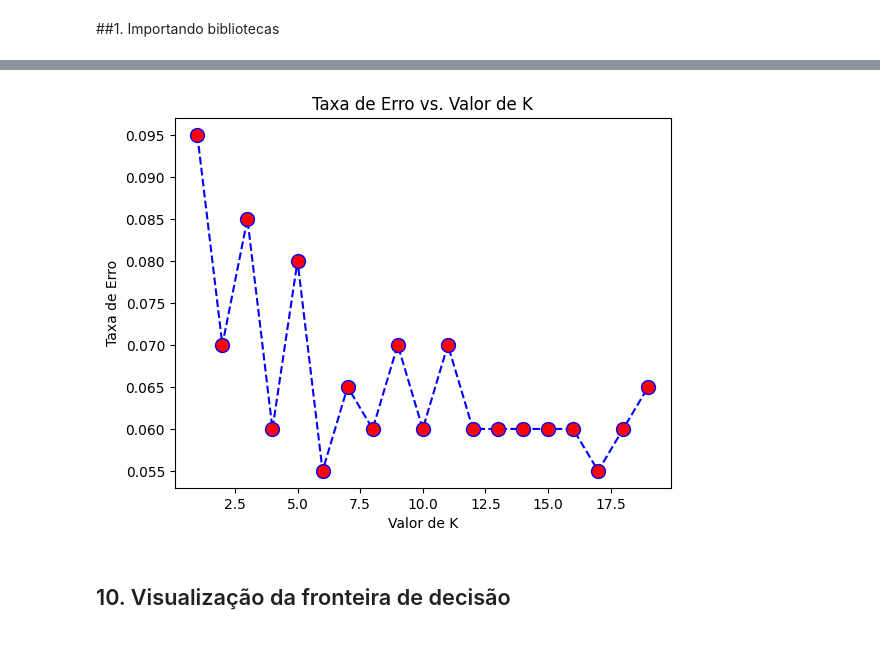
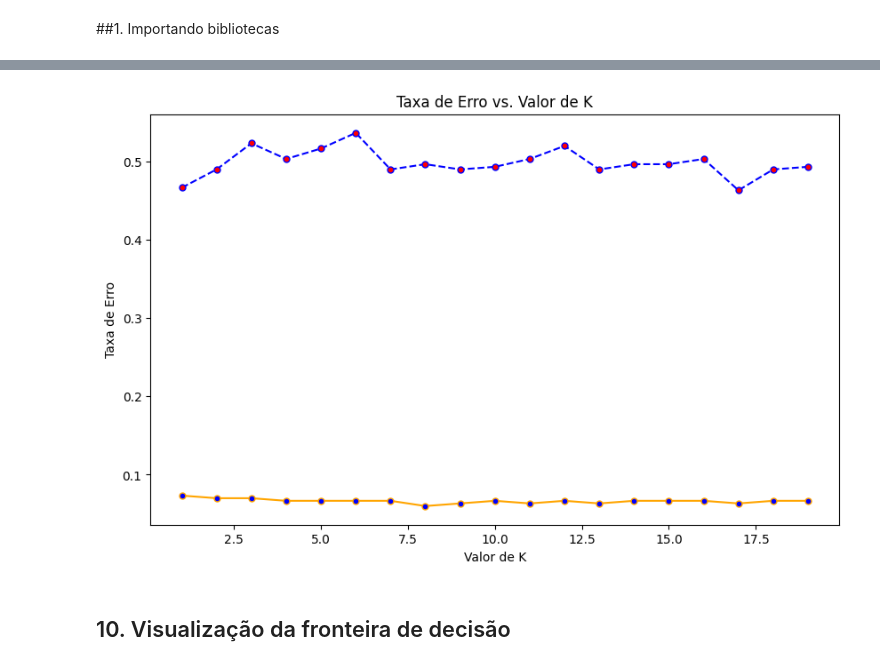
Before and after one commit to AlanFirmino2024/Introducao_a_ciencia_de_dados, a Jupyter notebook: 07_classificação_binária.ipynb, the cells around one changed output, grey strips where cells are left out. Drawn from its saved outputs; the diff is of its cells as text; code cells hidden in the pictures.

```diff
--- a/07_classificação_binária.ipynb
+++ b/07_classificação_binária.ipynb
@@ -78 +93,16 @@ y_pred = model.predict(X_test)
+# %%
+# Criando o classificador kNN
+knn_original = KNeighborsClassifier(n_neighbors=5)
+# Treinando o modelo com os dados originais
+knn_original.fit(X_train, y_train)
+
+# Criando o classificador kNN
+knn_scaled = KNeighborsClassifier(n_neighbors=5)
+# Treinando o modelo com os dados padronizados
+knn_scaled.fit(X_train_scaled, y_train_scaled)
+
+# Predição do modelo usando dados de teste originais
+y_pred_original = knn_original.predict(X_test)
+# Predição do modelo usando dados de teste padronizados
+y_pred_scaled = knn_scaled.predict(X_test_scaled)
 # %% [markdown]
@@ -135,31 +202,41 @@ plt.show()
 # %%
-#Inicializa uma lista para armazenar a taxa de erro para cada valor de k.
-error_rate = []
+#Inicializa duas listas para armazenar a taxa de erro para cada valor de k.
+error_original = []
+error_scaled = []
 #Inicia um loop para iterar sobre diferentes valores de k (1 a 19).
 for i in range(1, 20):
     #Cria um modelo kNN com o valor de k=i.
-    model = KNeighborsClassifier(n_neighbors=i)
-    #Treina o modelo com conjunto de treino.
-    model.fit(X_train, y_train)
-    #Faz previsões no conjunto de teste.
-    pred_i = model.predict(X_test)
+    knn = KNeighborsClassifier(n_neighbors=i)
+    #Treina o modelo com conjunto de treino de dados originais.
+    knn.fit(X_train, y_train)
+    #Faz previsões no conjunto de teste de dados originais.
+    pred_i = knn.predict(X_test)
     #Calcula a taxa de erro (proporção de previsões incorretas) e adiciona à lista.
-    error_rate.append(np.mean(pred_i != y_test))
+    error_original.append(np.mean(pred_i != y_test))
+
+    #Treina o modelo com conjunto de treino de dados padronizados.
+    knn.fit(X_train_scaled, y_train_scaled)
+    #Faz previsões no conjunto de teste de dados padronizados.
+    y_pred_k_scaled = knn.predict(X_test_scaled)
+    #Calcula a taxa de erro (proporção de previsões incorretas) e adiciona à lista.
+    error_scaled.append(np.mean(y_pred_k_scaled != y_test_scaled))
 
 #Plota a taxa de erro em função de k.
-#plt.figure(figsize=(10,6))
+plt.figure(figsize=(10,6))
 #Plota a taxa de erro em função de k.
-plt.plot(range(1, 20), error_rate, color='blue', linestyle='dashed', marker='o', markerfacecolor='red', markersize=10)
+plt.plot(range(1, 20), error_original, color='blue', linestyle='dashed', marker='o', markerfacecolor='red', markersize=5)
+#Plota a taxa de erro em função de k.
+plt.plot(range(1, 20), error_scaled, color='orange', marker='o', markerfacecolor='blue', markersize=5)
 #Define o título do gráfico.
 plt.title('Taxa de Erro vs. Valor de K')
 #Define o rótulo do eixo x como 'Valor de K'.
 plt.xlabel('Valor de K')
 #Define o rótulo do eixo y como 'Taxa de Erro'.
 plt.ylabel('Taxa de Erro')
 #Exibe o gráfico.
 plt.show()
 # %% [output]
-[figure, old version]
+[figure, new version]
 # %% [markdown]
 ## 10. Visualização da fronteira de decisão
 # %%
```
Also changed, not shown: parts of 19 cells of this notebook.
